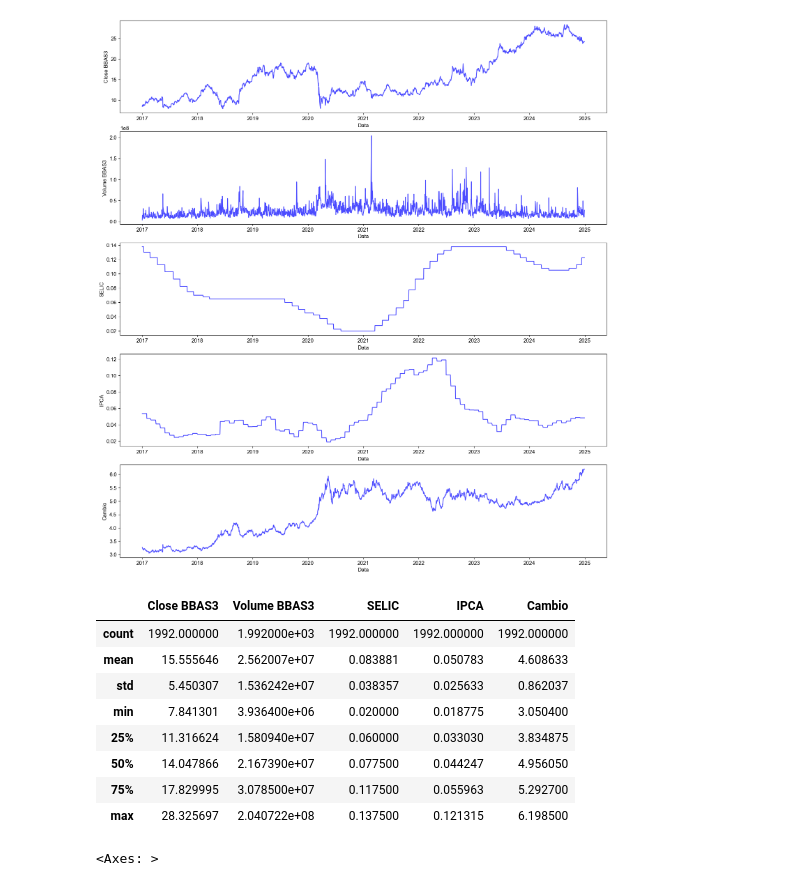
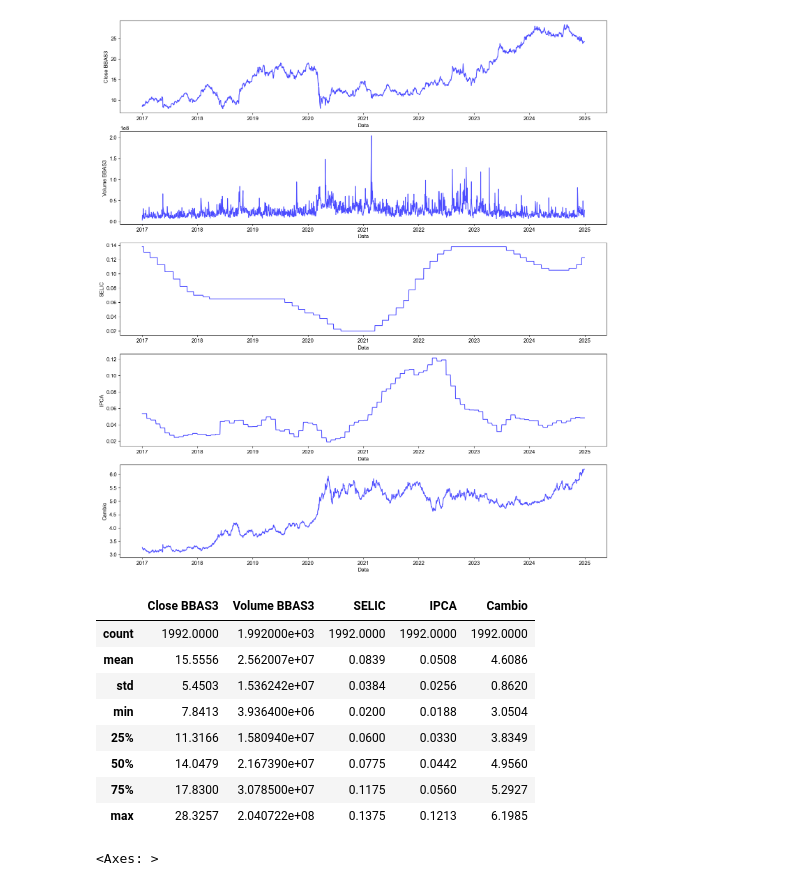
Before and after one commit to Botelho97/tcc-predict-stocks-models-comparison, a Jupyter notebook: main.ipynb, the cells around one changed output. Drawn from its saved outputs; the diff is of its cells as text; code cells hidden in the pictures.

```diff
--- a/main.ipynb
+++ b/main.ipynb
@@ -179,17 +179,17 @@ for i, col in enumerate(df_original.columns):
 # %% [output]
 [figure]
 # %%
-df[original_columns].describe()
+df[original_columns].describe().round(4)
 # %% [output]
 |  | Close BBAS3 | Volume BBAS3 | SELIC | IPCA | Cambio |
-| count | 1992.000000 | 1.992000e+03 | 1992.000000 | 1992.000000 | 1992.000000 |
-| mean | 15.555646 | 2.562007e+07 | 0.083881 | 0.050783 | 4.608633 |
-| std | 5.450307 | 1.536242e+07 | 0.038357 | 0.025633 | 0.862037 |
-| min | 7.841301 | 3.936400e+06 | 0.020000 | 0.018775 | 3.050400 |
-| 25% | 11.316624 | 1.580940e+07 | 0.060000 | 0.033030 | 3.834875 |
-| 50% | 14.047866 | 2.167390e+07 | 0.077500 | 0.044247 | 4.956050 |
-| 75% | 17.829995 | 3.078500e+07 | 0.117500 | 0.055963 | 5.292700 |
-| max | 28.325697 | 2.040722e+08 | 0.137500 | 0.121315 | 6.198500 |
+| count | 1992.0000 | 1.992000e+03 | 1992.0000 | 1992.0000 | 1992.0000 |
+| mean | 15.5556 | 2.562007e+07 | 0.0839 | 0.0508 | 4.6086 |
+| std | 5.4503 | 1.536242e+07 | 0.0384 | 0.0256 | 0.8620 |
+| min | 7.8413 | 3.936400e+06 | 0.0200 | 0.0188 | 3.0504 |
+| 25% | 11.3166 | 1.580940e+07 | 0.0600 | 0.0330 | 3.8349 |
+| 50% | 14.0479 | 2.167390e+07 | 0.0775 | 0.0442 | 4.9560 |
+| 75% | 17.8300 | 3.078500e+07 | 0.1175 | 0.0560 | 5.2927 |
+| max | 28.3257 | 2.040722e+08 | 0.1375 | 0.1213 | 6.1985 |
 # %%
 sns.heatmap(df[original_columns].corr(), vmin=-1, vmax=1, cmap="viridis_r", annot=True, fmt='.2f')
 # %% [output]
```
Also changed, not shown: parts of 1 cell of this notebook.
